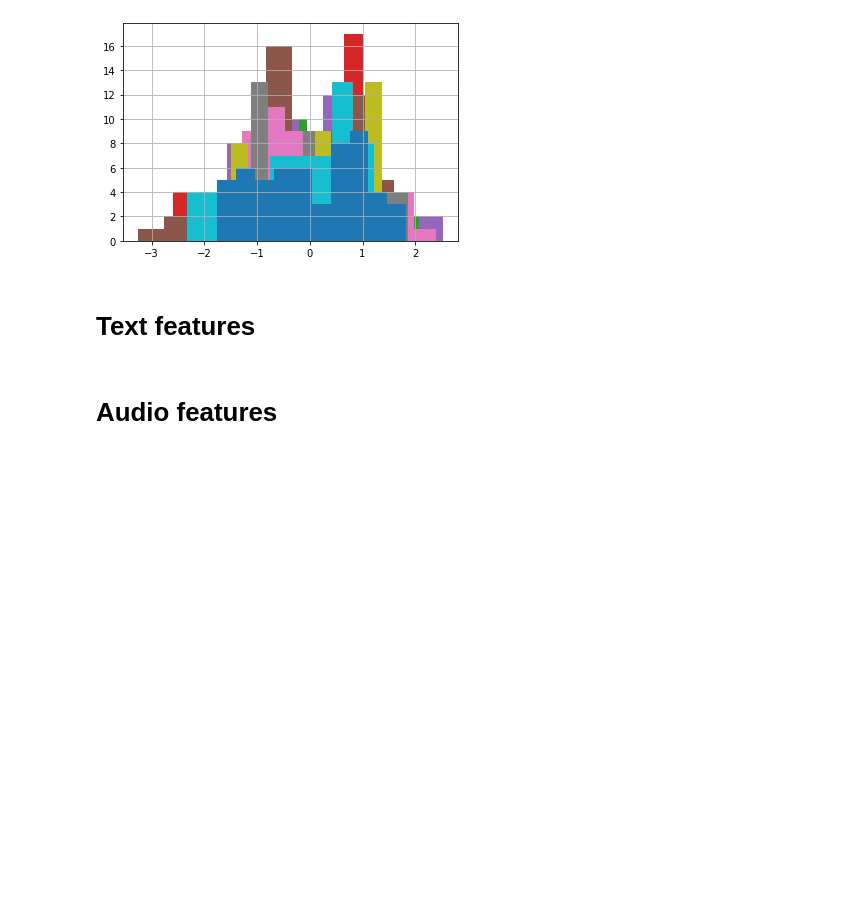
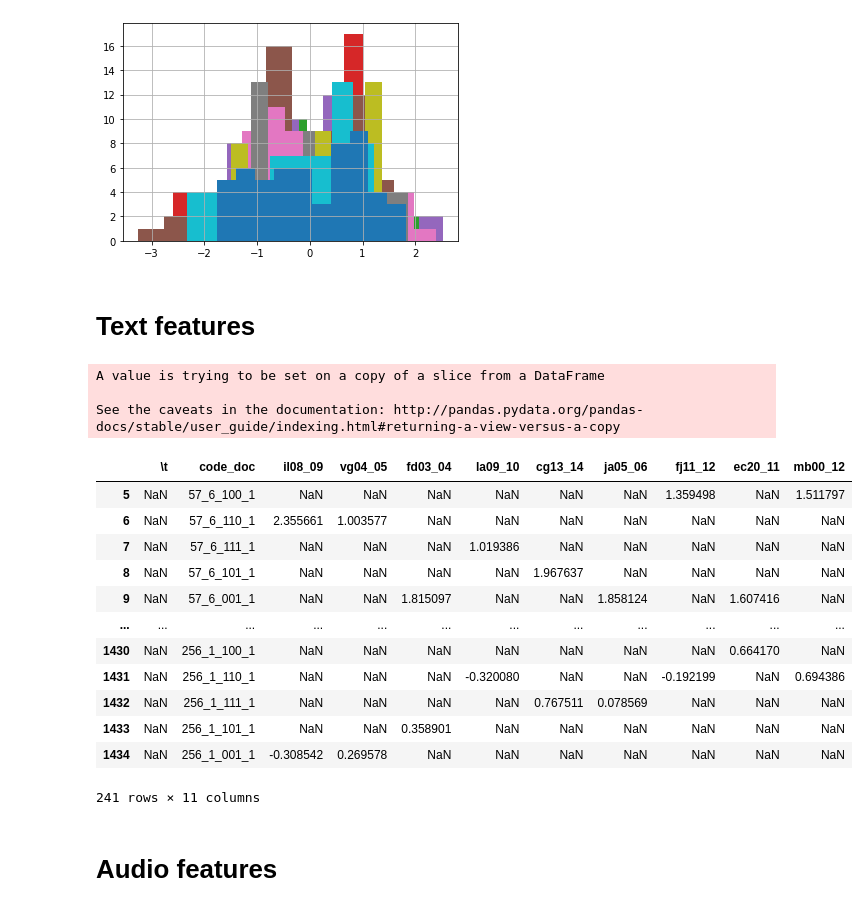
Before and after one commit to vincentnam/Project-Archean, a Jupyter notebook: ChallengeM2SID_2019.ipynb, the cells around one changed output. Saved outputs shown, nothing was run; the diff lists cells and outputs as text; code cells hidden in the pictures; blank space fills up the shorter version.

```diff
--- a/ChallengeM2SID_2019.ipynb
+++ b/ChallengeM2SID_2019.ipynb
@@ -251,6 +250,6 @@ def normalisation_annot(df):
       ret_df[annot]= (ret_df[annot] - ret_df[annot].mean()) / ret_df[annot].std()
       max_list.append(ret_df[annot].max())
       min_list.append(ret_df[annot].min())
+  for index in df.index :
+    ret_df["code_doc"][index] = df["code_doc"][index]
   return  ret_df, max_list, min_list
-
-norm_dataset,data_max, data_min = normalisation_annot(dataset)
@@ -293,6 +310,30 @@ for annot in norm_dataset:
 [figure]
 # %% [markdown]
 # Text features
+# %%
+
+updated_csv = pd.read_csv("/content/annotations_challenge_sid (2).csv", sep="," )
+
+dataset = get_dataset(updated_csv)
+norm_dataset,data_max, data_min = normalisation_annot(dataset)
+norm_dataset
+# %% [output]
+A value is trying to be set on a copy of a slice from a DataFrame
+
+See the caveats in the documentation: http://pandas.pydata.org/pandas-docs/stable/user_guide/indexing.html#returning-a-view-versus-a-copy
+|  | \t | code_doc | il08_09 | vg04_05 | fd03_04 | la09_10 | cg13_14 | ja05_06 | fj11_12 | ec20_11 | mb00_12 |
+| 5 | NaN | 57_6_100_1 | NaN | NaN | NaN | NaN | NaN | NaN | 1.359498 | NaN | 1.511797 |
+| 6 | NaN | 57_6_110_1 | 2.355661 | 1.003577 | NaN | NaN | NaN | NaN | NaN | NaN | NaN |
+| 7 | NaN | 57_6_111_1 | NaN | NaN | NaN | 1.019386 | NaN | NaN | NaN | NaN | NaN |
+| 8 | NaN | 57_6_101_1 | NaN | NaN | NaN | NaN | 1.967637 | NaN | NaN | NaN | NaN |
+| 9 | NaN | 57_6_001_1 | NaN | NaN | 1.815097 | NaN | NaN | 1.858124 | NaN | 1.607416 | NaN |
+| ... | ... | ... | ... | ... | ... | ... | ... | ... | ... | ... | ... |
+| 1430 | NaN | 256_1_100_1 | NaN | NaN | NaN | NaN | NaN | NaN | NaN | 0.664170 | NaN |
+| 1431 | NaN | 256_1_110_1 | NaN | NaN | NaN | -0.320080 | NaN | NaN | -0.192199 | NaN | 0.694386 |
+| 1432 | NaN | 256_1_111_1 | NaN | NaN | NaN | NaN | 0.767511 | 0.078569 | NaN | NaN | NaN |
+| 1433 | NaN | 256_1_101_1 | NaN | NaN | 0.358901 | NaN | NaN | NaN | NaN | NaN | NaN |
+| 1434 | NaN | 256_1_001_1 | -0.308542 | 0.269578 | NaN | NaN | NaN | NaN | NaN | NaN | NaN |
+241 rows × 11 columns
 # %% [markdown]
 # Audio features
 # %% [markdown]
```
Also changed, not shown: parts of 4 cells of this notebook.
